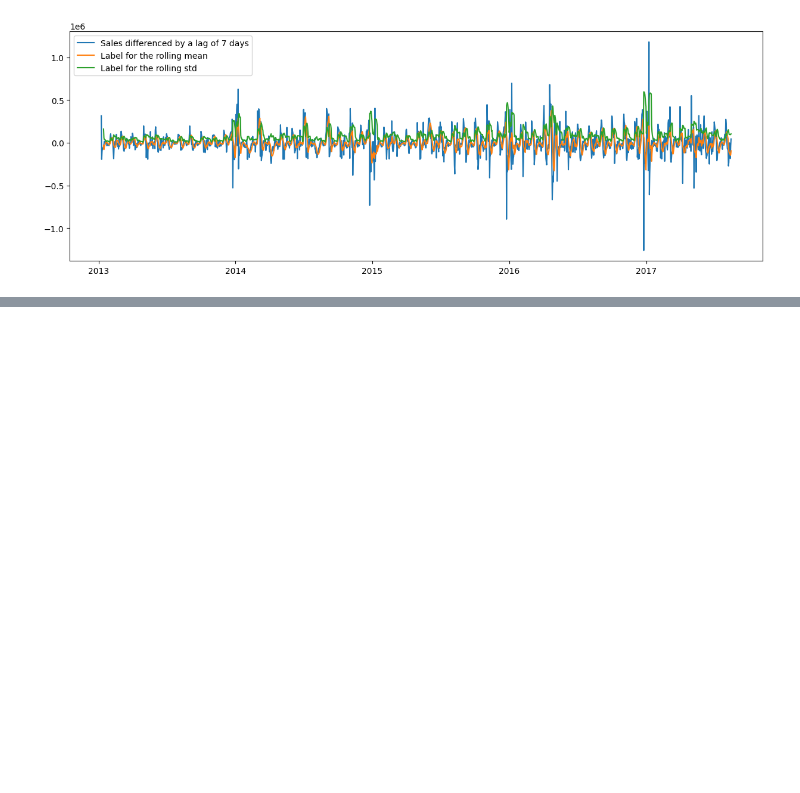
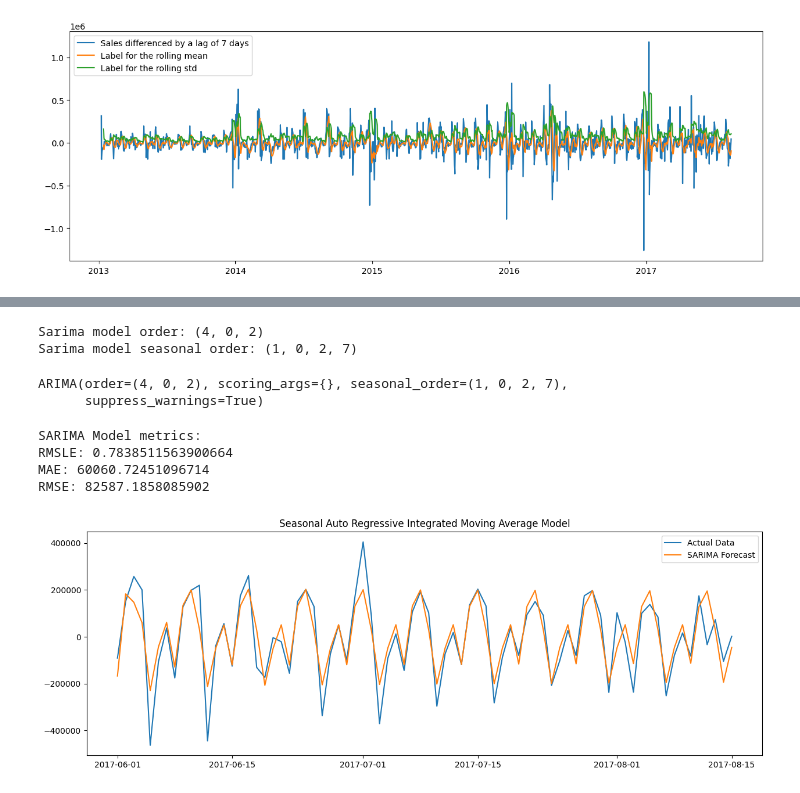
Before and after one commit to Njuraita/Time-Series-Regression-Analysis-Corporation-Favorita-, a Jupyter notebook: Notebooks/main.ipynb, the cells around one changed output, grey strips where cells are left out. Drawn from its saved outputs; the diff is of its cells as text; code cells hidden in the pictures; blank space fills up the shorter version.

```diff
--- a/Notebooks/main.ipynb
+++ b/Notebooks/main.ipynb
@@ -1804,0 +1827,11 @@ plt.show()
+# %%
+# Model instatiation
+sarima_model = auto_arima(
+    train['diff_sales'].dropna(),
+    seasonal=True,
+    m=7,
+    stepwise=True,
+    )
+
+# Model summary
+print(sarima_model.summary())
@@ -1804,0 +1856,55 @@ plt.show()
+# %%
+# Get model order
+print(f'Sarima model order: {sarima_model.order}')
+
+# Get model seasonal order
+print(f'Sarima model seasonal order: {sarima_model.seasonal_order}')
+# %% [output]
+Sarima model order: (4, 0, 2)
+Sarima model seasonal order: (1, 0, 2, 7)
+# %%
+# Fit data into the model
+sarima_model_fit = sarima_model.fit(train['diff_sales'].dropna())
+sarima_model_fit
+# %% [output]
+ARIMA(order=(4, 0, 2), scoring_args={}, seasonal_order=(1, 0, 2, 7),
+      suppress_warnings=True)
+# %%
+# Predict
+period_predict = len(test['diff_sales'].dropna())
+
+sarima_model_predict = sarima_model_fit.predict(n_periods=period_predict, order=sarima_model.order)
+# %%
+# Model Evaluation
+mae = mean_absolute_error(test['diff_sales'].dropna(), sarima_model_predict)
+rmse = np.sqrt(mean_squared_error(test['diff_sales'].dropna(), sarima_model_predict))
+
+# RMSLE
+def rmsle(y_true, y_pred):
+    assert len(y_true) == len(y_pred)
+    return np.sqrt(np.mean(np.square(np.log1p(y_pred) - np.log1p(y_true))))
+
+rmsle_value = rmsle(test['diff_sales'].dropna(), sarima_model_predict)
+
+
+print('SARIMA Model metrics:')
+print(f'RMSLE: {rmsle_value}')
+
+print(f'MAE: {mae}')
+
+print(f'RMSE: {rmse}')
+# %% [output]
+SARIMA Model metrics:
+RMSLE: 0.7838511563900664
+MAE: 60060.72451096714
+RMSE: 82587.1858085902
+# %%
+# plot the train, evaluation and model predictions
+plt.figure(figsize = (15,5))
+plt.plot(test['diff_sales'], label = 'Actual Data')
+plt.plot (sarima_model_predict, label = 'SARIMA Forecast')
+plt.legend(loc='upper right')
+plt.title('Seasonal Auto Regressive Integrated Moving Average Model')
+plt.show()
+# %% [output]
+[figure, added]
```
Also changed, not shown: parts of 22 cells of this notebook.
